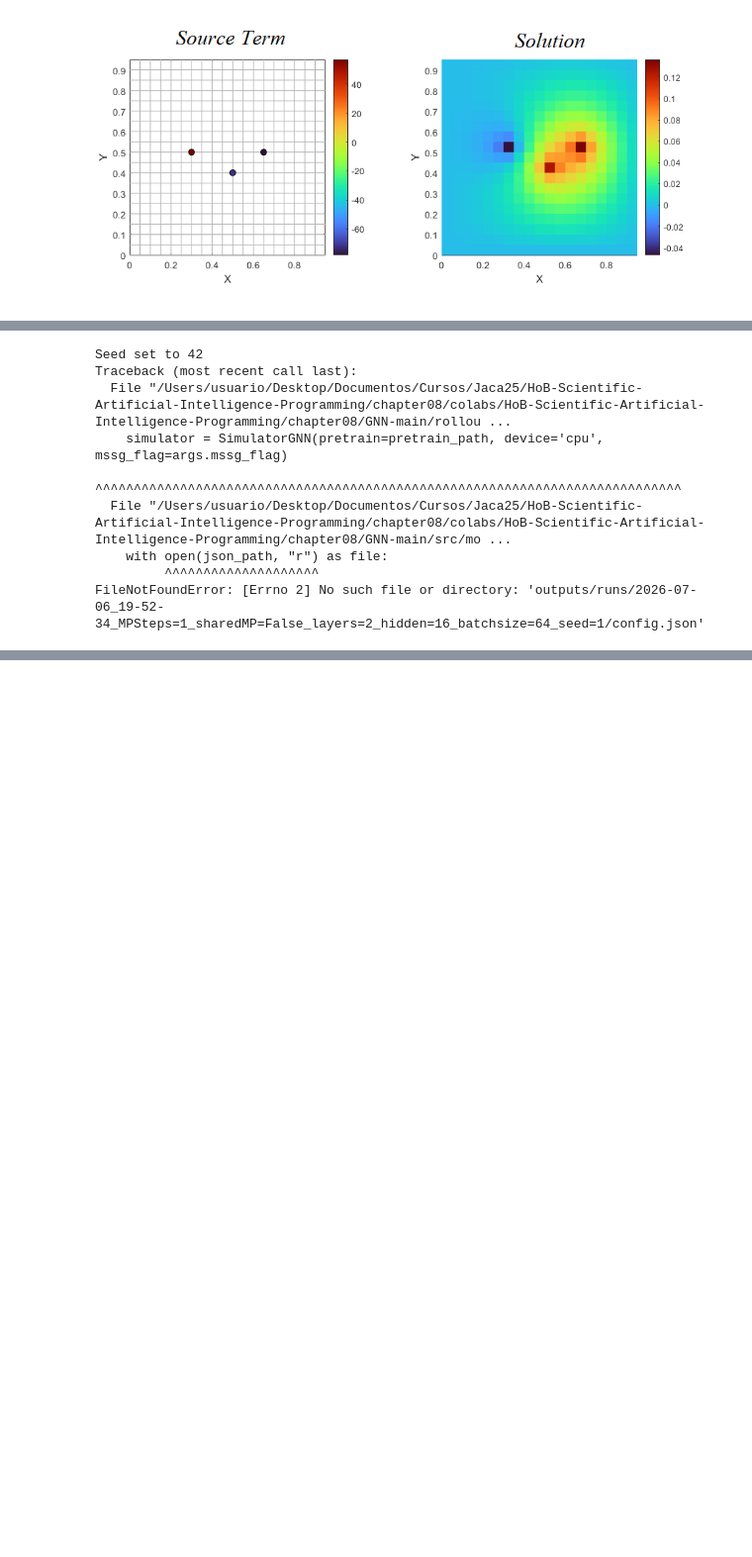
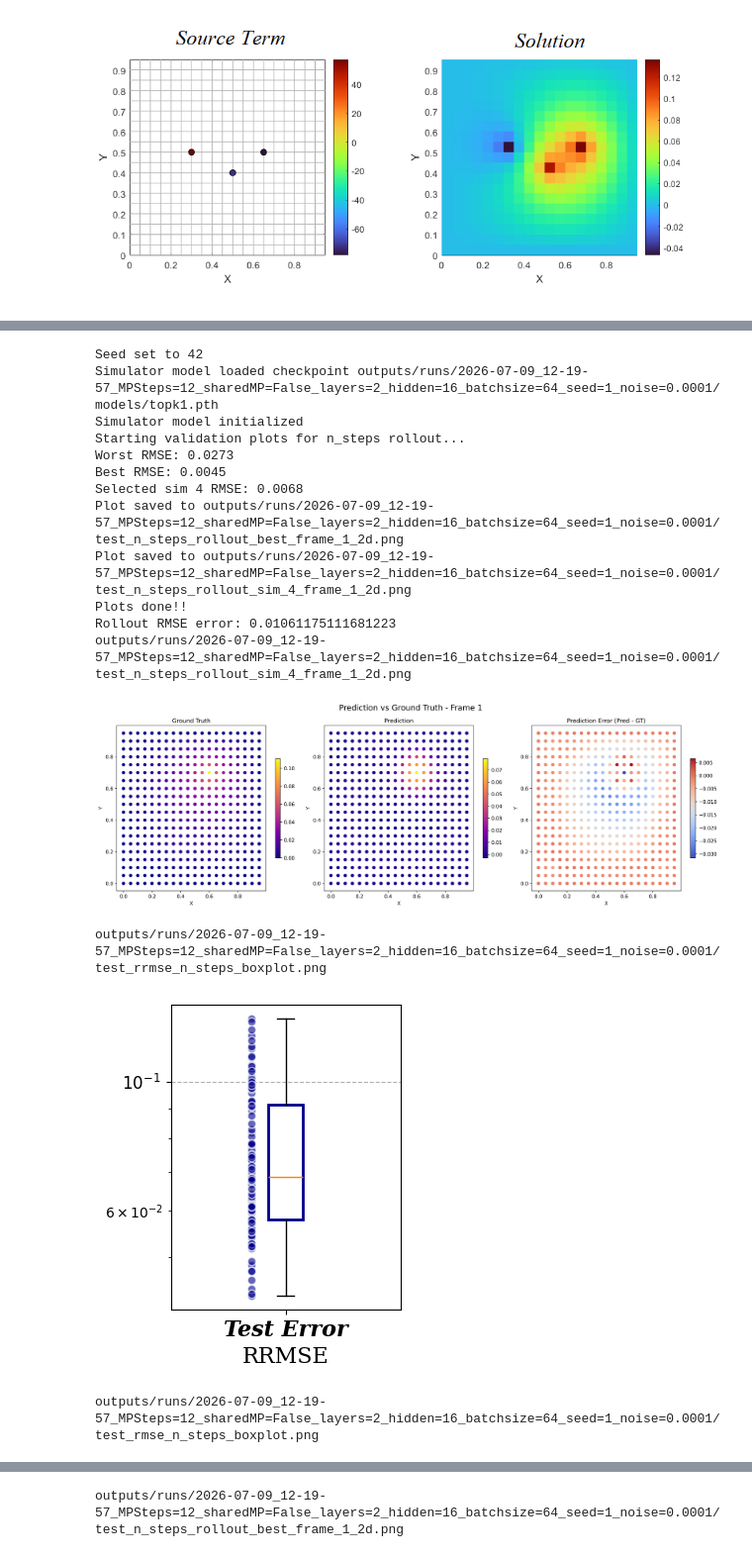
Before and after one commit to ESI-UZ-Chair/HoB-Scientific-Artificial-Intelligence-Programming, a Jupyter notebook: chapter08/colabs/GNNs_Jaca25_PT1.ipynb, the cells around one changed output, grey strips where cells are left out. Shown at 99% size. Drawn from its saved outputs; the diff is of its cells as text; code cells hidden in the pictures; blank space fills up the shorter version.

```diff
--- a/chapter08/colabs/GNNs_Jaca25_PT1.ipynb
+++ b/chapter08/colabs/GNNs_Jaca25_PT1.ipynb
@@ -157,30 +154,38 @@ wandb: 🚀 View run 2026-07-09_00-14-31_MPSteps=1_sharedMP=False_layers=2_hidde
 # %%
 from pathlib import Path
 from IPython.display import Image, display
 
-RUN_DIR = "2026-07-06_19-52-34_MPSteps=1_sharedMP=False_layers=2_hidden=16_batchsize=64_seed=1"
+RUN_DIR = "2026-07-09_12-19-57_MPSteps=12_sharedMP=False_layers=2_hidden=16_batchsize=64_seed=1_noise=0.0001"
 CKPT = f"outputs/runs/{RUN_DIR}/models/topk1.pth"
 PLT = f"outputs/runs/{RUN_DIR}"
 
 !python rollout.py \
   --model poisson \
   --dataset_dir data/Jaca-SummerSchool25_Elliptic_HighRes/dataset \
   --split test \
-  --pretrain_path "$CKPT"
+  --pretrain_path "$CKPT" \
+  --sim 4
 
 run_dir = Path(PLT)
 
 for f in run_dir.rglob("*"):
     if f.suffix.lower() in [".png", ".jpg", ".jpeg"]:
         print(f)
         display(Image(filename=str(f)))
 # %% [output]
 Seed set to 42
-Traceback (most recent call last):
-  File "/Users/usuario/Desktop/Documentos/Cursos/Jaca25/HoB-Scientific-Artificial-Intelligence-Programming/chapter08/colabs/HoB-Scientific-Artificial-Intelligence-Programming/chapter08/GNN-main/rollou ...
-    simulator = SimulatorGNN(pretrain=pretrain_path, device='cpu', mssg_flag=args.mssg_flag)
-                ^^^^^^^^^^^^^^^^^^^^^^^^^^^^^^^^^^^^^^^^^^^^^^^^^^^^^^^^^^^^^^^^^^^^^^^^^^^^
-  File "/Users/usuario/Desktop/Documentos/Cursos/Jaca25/HoB-Scientific-Artificial-Intelligence-Programming/chapter08/colabs/HoB-Scientific-Artificial-Intelligence-Programming/chapter08/GNN-main/src/mo ...
-    with open(json_path, "r") as file:
-         ^^^^^^^^^^^^^^^^^^^^
-FileNotFoundError: [Errno 2] No such file or directory: 'outputs/runs/2026-07-06_19-52-34_MPSteps=1_sharedMP=False_layers=2_hidden=16_batchsize=64_seed=1/config.json'
+Simulator model loaded checkpoint outputs/runs/2026-07-09_12-19-57_MPSteps=12_sharedMP=False_layers=2_hidden=16_batchsize=64_seed=1_noise=0.0001/models/topk1.pth
+Simulator model initialized
+Starting validation plots for n_steps rollout...
+Worst RMSE: 0.0273
+Best RMSE: 0.0045
+Selected sim 4 RMSE: 0.0068
+Plot saved to outputs/runs/2026-07-09_12-19-57_MPSteps=12_sharedMP=False_layers=2_hidden=16_batchsize=64_seed=1_noise=0.0001/test_n_steps_rollout_best_frame_1_2d.png
+Plot saved to outputs/runs/2026-07-09_12-19-57_MPSteps=12_sharedMP=False_layers=2_hidden=16_batchsize=64_seed=1_noise=0.0001/test_n_steps_rollout_sim_4_frame_1_2d.png
+Plots done!!
+Rollout RMSE error: 0.01061175111681223
+outputs/runs/2026-07-09_12-19-57_MPSteps=12_sharedMP=False_layers=2_hidden=16_batchsize=64_seed=1_noise=0.0001/test_n_steps_rollout_sim_4_frame_1_2d.png
+[figure, added]
+outputs/runs/2026-07-09_12-19-57_MPSteps=12_sharedMP=False_layers=2_hidden=16_batchsize=64_seed=1_noise=0.0001/test_rrmse_n_steps_boxplot.png
+[figure, added]
+outputs/runs/2026-07-09_12-19-57_MPSteps=12_sharedMP=False_layers=2_hidden=16_batchsize=64_seed=1_noise=0.0001/test_rmse_n_steps_boxplot.png
@@ -186,0 +193 @@ FileNotFoundError: [Errno 2] No such file or directory: 'outputs/runs/2026-07-06
+outputs/runs/2026-07-09_12-19-57_MPSteps=12_sharedMP=False_layers=2_hidden=16_batchsize=64_seed=1_noise=0.0001/test_n_steps_rollout_best_frame_1_2d.png
```
Also changed, not shown: parts of 3 cells of this notebook, 1 other file.
